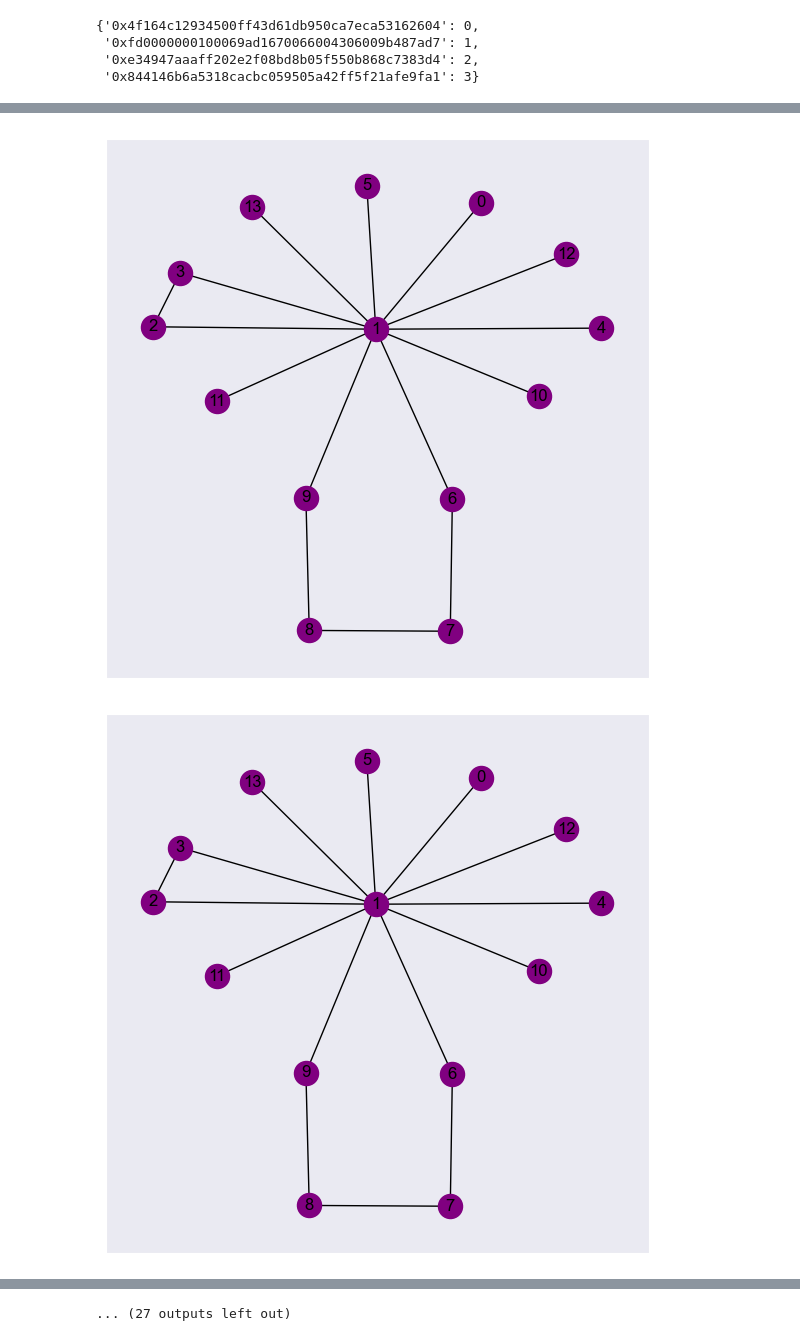
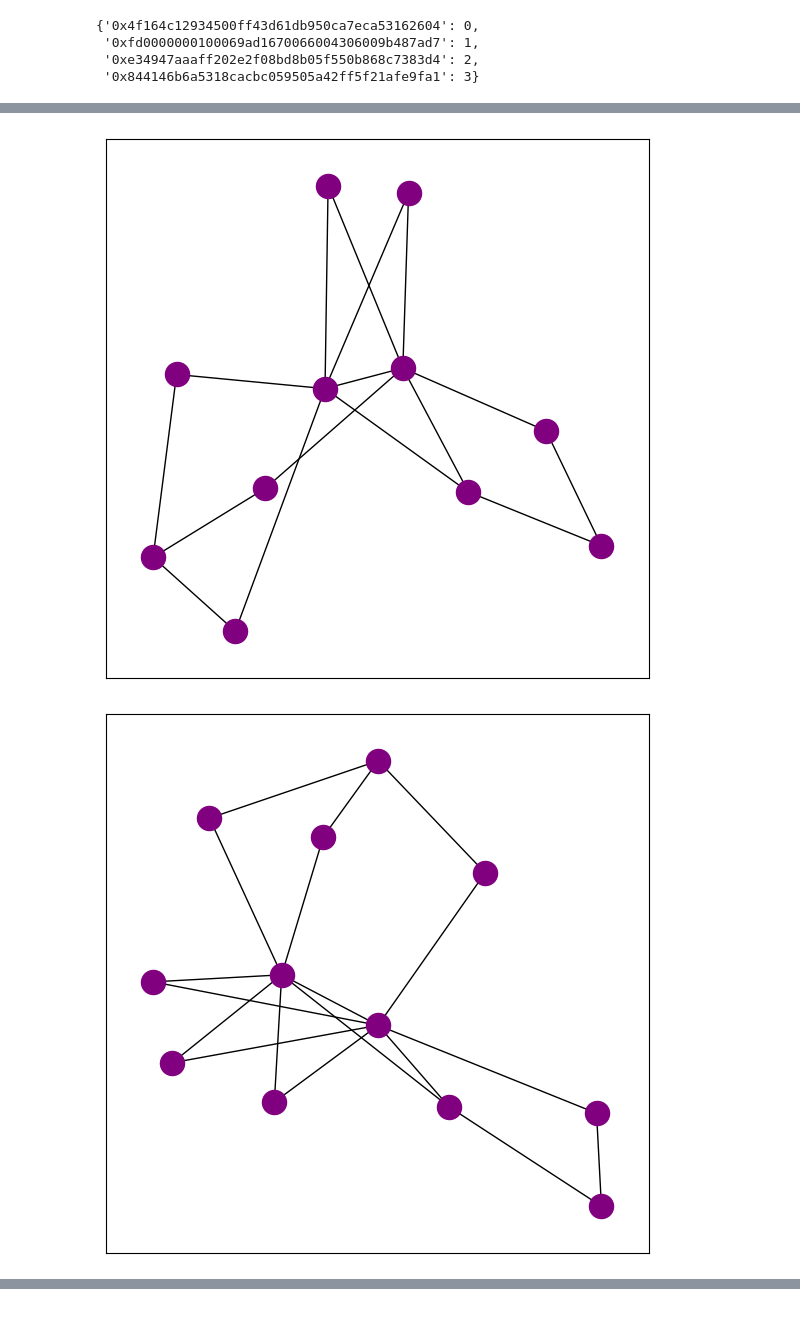
Before and after one commit to liamti5/Graph-Inverse-Reinforcement-Learning-for-MEV-Detection-on-Ethereum, a Jupyter notebook: notebooks/1.05-trx-graphs-per-acc-receipts.ipynb, the cells around one changed output, grey strips where cells are left out. Drawn from its saved outputs; the diff is of its cells as text; code cells hidden in the pictures.

Commit message:
Create graphs for state representation

```diff
--- a/notebooks/1.05-trx-graphs-per-acc-receipts.ipynb
+++ b/notebooks/1.05-trx-graphs-per-acc-receipts.ipynb
@@ -117,0 +193,15 @@ for account, group_df in df_example_acc.groupby("account_address"):
+# %%
+grouped_data1 = {}
+window_size = 10
+
+for account, group_df in df_class1_with_eth_balances.groupby("from"):
+    sliding_graphs = []
+    window_rows = deque(maxlen=window_size)
+    for _, row in group_df.iterrows():
+        window_rows.append(row)
+        window_df = pd.DataFrame(list(window_rows))
+        current_snapshot = create_group_transaction_graph(window_df, label=1)[-1]
+        sliding_graphs.append(current_snapshot)
+    grouped_data1[account] = sliding_graphs
+# %%
+grouped_data = grouped_data0 | grouped_data1
@@ -134,18 +235,14 @@ tensor([[0, 1, 2, 1, 3],
 # %%
 def visualize_graph(G, color):
+    pos = nx.spring_layout(G, seed=42)
     plt.figure(figsize=(7, 7))
     plt.xticks([])
     plt.yticks([])
-    nx.draw_networkx(
-        G, pos=nx.spring_layout(G, seed=42), with_labels=True, node_color=color, cmap="Set2"
-    )
-    # nx.draw_networkx_edge_labels(G, pos=nx.spring_layout(G, seed=42))
+
+    nx.draw_networkx_nodes(G, pos, node_color=color, cmap="Set2")
+    nx.draw_networkx_edges(G, pos)
+
+    # labels = {node: str(G.nodes[node].get("x", "")) for node in G.nodes()}
+    # nx.draw_networkx_labels(G, pos, labels=labels)
+
     plt.show()
-# %%
-G = to_networkx(
-        grouped_data[0][0],
-        node_attrs=["x"],
-        # edge_attrs=["edge_attr"],
-        to_undirected=True,
-    )
-visualize_graph(G, color="purple")
@@ -154,5 +249,5 @@ visualize_graph(G, color="purple")
 # %%
-for d in grouped_data[0]:
+for d in grouped_data["0x00000000000124d994209fbB955E0217B5C2ECA1"]:
     G = to_networkx(
         d,
         node_attrs=["x"],
@@ -173,2 +268,2 @@ for d in grouped_data[0]:
-[figure, old version]
+[figure, new version]
-[figure, old version]
+[figure, new version]
@@ -176,2 +270 @@ for d in grouped_data[0]:
-... (27 outputs left out)
 # %%
```
Also changed, not shown: parts of 20 cells of this notebook.
